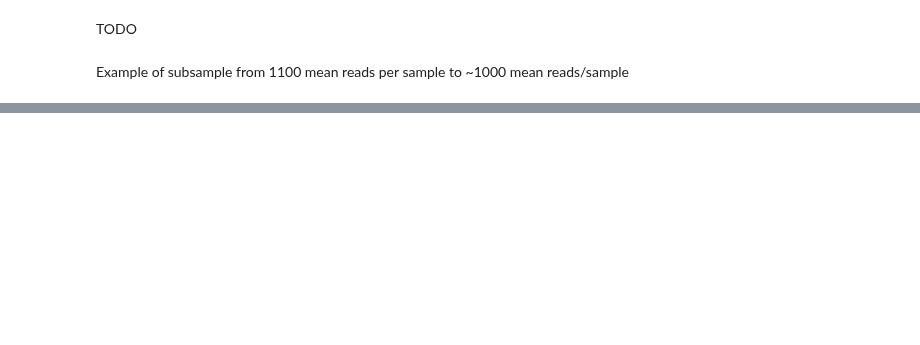
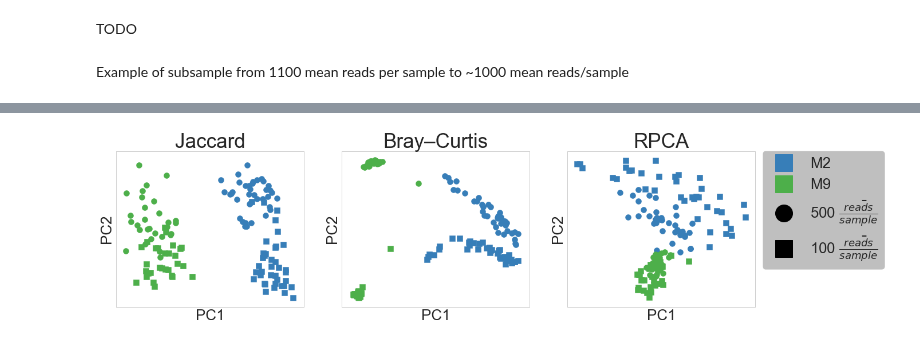
Before and after one commit to biocore/DEICODE, a Jupyter notebook: Benchmarking/case_studies/keyboard_sequencing_depth.ipynb, the cells around one changed output, grey strips where cells are left out. Saved outputs shown, nothing was run; the diff lists cells and outputs as text; code cells hidden in the pictures; blank space fills up the shorter version.

```diff
--- a/Benchmarking/case_studies/keyboard_sequencing_depth.ipynb
+++ b/Benchmarking/case_studies/keyboard_sequencing_depth.ipynb
@@ -110,6 +107,7 @@ for depth_ in [500,100]:
 
     table_norm.index = [str(count_)+'_'+y.split('.')[1][:2]+'_'+str(depth_)
                         for count_, y in enumerate(table_norm.index)]
+    table_norm = table_norm.T[table_norm.sum()>0].T
     sub_table.append(table_norm)
 
 
@@ -142,6 +140,8 @@ plt.show()
 plt.rcParams["axes.labelsize"] = 26
 plt.rcParams['xtick.labelsize'] = 22
 plt.rcParams['ytick.labelsize'] = 22
+
+stats_save = {}
 
 fig,axn = plt.subplots(1,3,figsize=(20,5))
 axn=axn.flatten()
@@ -160,6 +160,13 @@ for metric_,tit_ in zip(['jaccard','braycurtis'],['Jaccard','Bray–Curtis']):
     dis_.index = depths_table.index
     dis_,depths_meta_tmp = match(dis_,depths_meta)
 
+    #save stats
+    for meta_use in ['Subject']:
+        depths_table_p,depths_meta_p = match(depths_table,depths_meta)
+        perm_ = permanova(DistanceMatrix(pdist(depths_table_p,metric_)),depths_meta_p[meta_use])
+        stats_save[(meta_use,metric_,'F-statistic')] = [perm_['test statistic']]
+        stats_save[(meta_use,metric_,'p-value')] = [perm_['p-value']]
+
     ax = axn[count]
 
     for count_,sub_class in enumerate(classes_1):
@@ -168,7 +175,7 @@ for metric_,tit_ in zip(['jaccard','braycurtis'],['Jaccard','Bray–Curtis']):
             idx_2 = depths_meta['Subject'] == sub_class_2
             idx_2 = idx&idx_2
             color_ = classes_2_color[sub_class_2]
-            points = ax.scatter(dis_.loc[idx_2,'PC1'], dis_.loc[idx_2,'PC2'],s=50,
+            points = ax.scatter(dis_.loc[idx_2,'PC1'], dis_.loc[idx_2,'PC2'],s=100,
                        c=color_,marker=markers[count_],label=sub_class)
     ax.set_xticks([])
     ax.set_yticks([])
@@ -178,34 +185,43 @@ for metric_,tit_ in zip(['jaccard','braycurtis'],['Jaccard','Bray–Curtis']):
     count+=1
 
 #RPCA
 ax = axn[count]
 depths_table_rclr = rclr().fit_transform(depths_table.copy())
-U_clr,s_clr,V_clr = OptSpace(rank=3,iteration=5).fit_transform(depths_table_rclr)
+U_clr,s_clr,V_clr = OptSpace(rank=3).fit_transform(depths_table_rclr)
 U_clr = pd.DataFrame(U_clr,depths_table.index,['PC1','PC2','PC3'])
 U_clr,depths_meta_tmp = match(U_clr,depths_meta)
+
+#save stats
+for meta_use in ['Subject']:
+    perm_ = permanova(DistanceMatrix(distance.cdist(U_clr,U_clr)),depths_meta_tmp[meta_use])
+    stats_save[(meta_use,'RPCA','F-statistic')] = [perm_['test statistic']]
+    stats_save[(meta_use,'RPCA','p-value')] = [perm_['p-value']]
+
 
 for count_,sub_class in enumerate(classes_1):
     idx = depths_meta['Depth'] == sub_class
     for sub_class_2 in classes_2:
         idx_2 = depths_meta['Subject'] == sub_class_2
         idx_2 = idx&idx_2
         color_ = classes_2_color[sub_class_2]
-        points = ax.scatter(U_clr.loc[idx_2,'PC1'], U_clr.loc[idx_2,'PC2'],s=50,
+        points = ax.scatter(U_clr.loc[idx_2,'PC1'], U_clr.loc[idx_2,'PC2'],s=100,
                    c=color_,marker=markers[count_],label=sub_class)
 ax.set_title('RPCA',fontsize=35)
 ax.set_xticks([])
 ax.set_yticks([])
 ax.set_ylabel('PC2')
 ax.set_xlabel('PC1')
 f = lambda m,c: plt.plot([],[],marker=m, color=c, ls="none")[0]
 handles = [f("s", colors_[i]) for i in range(len(colors_))]
 handles += [f(markers[i], "k") for i in range(len(markers))]
 labels = list(map(str,classes_2))  + ["500 $\\bar{\\frac{reads}{sample}}$",
                                       "100 $\\bar{\\frac{reads}{sample}}$"]
 plt.legend(handles, labels,loc=2, bbox_to_anchor=(1.0, 1.05),
            prop={'size':26},fancybox=True, framealpha=0.5,
-           markerscale=2, facecolor="grey")
+           markerscale=5, facecolor="grey")
 
-fig.savefig('figures/supp_2.png',dpi=300,
+fig.savefig('figures/supp_fig2.png',dpi=300,
             bbox_inches='tight',facecolor='white')
 plt.show()
+# %% [output]
+[figure, added]
```
Also changed, not shown: parts of 5 cells of this notebook, 9 other files.
